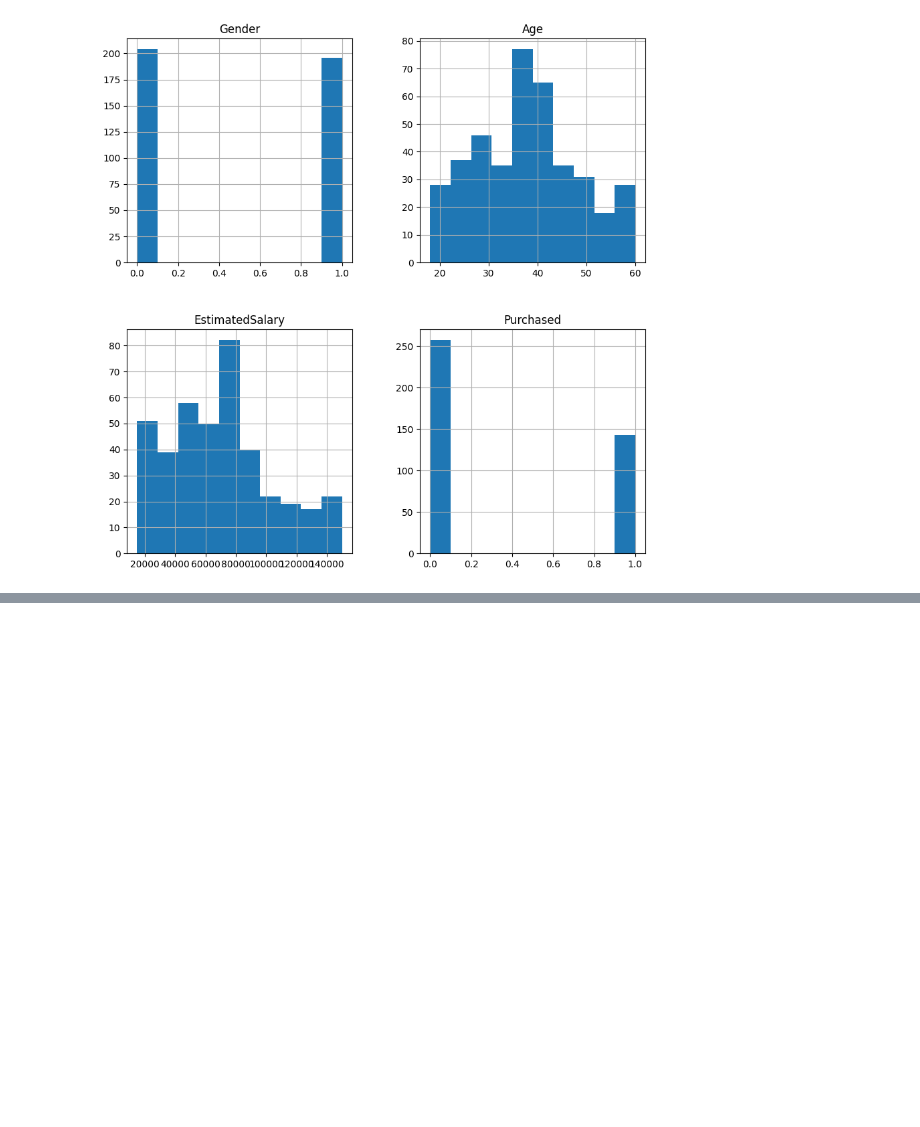
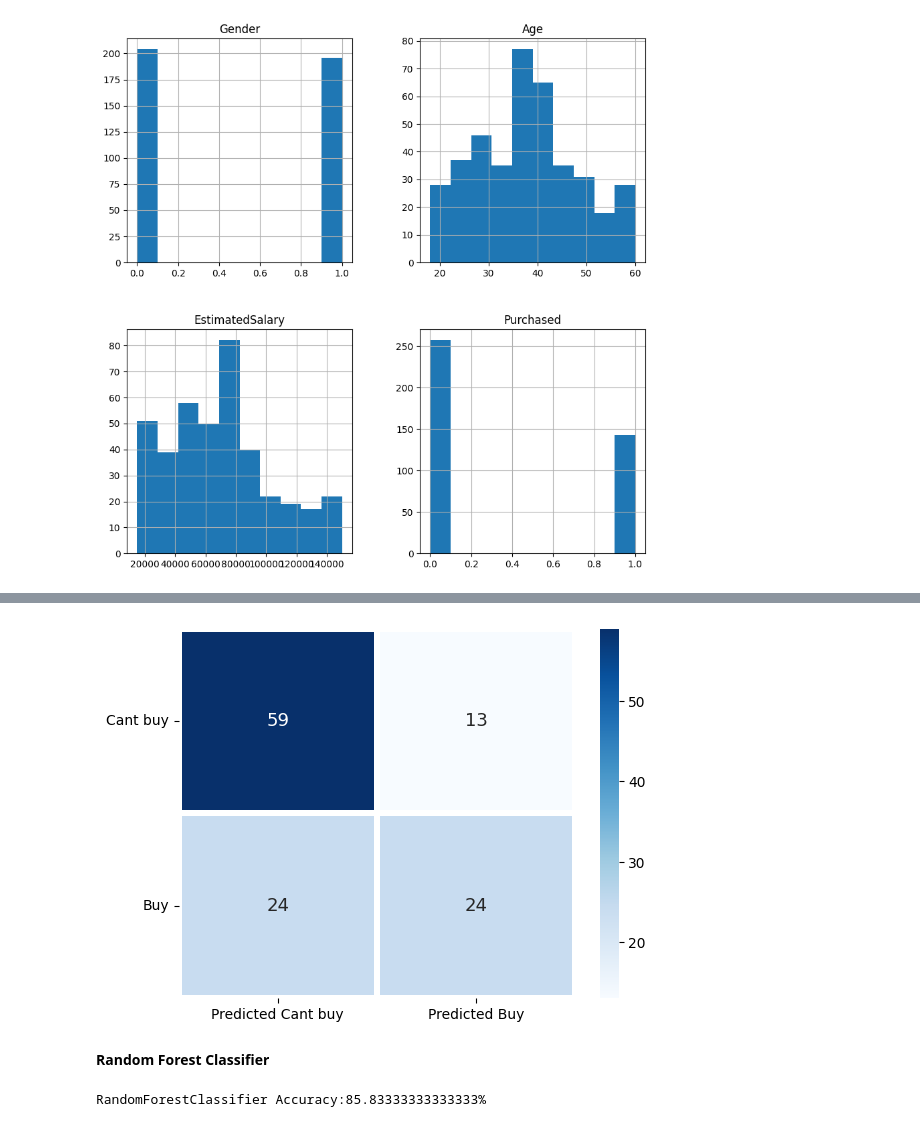
Before and after one commit to lletridung/baitapai, a Jupyter notebook: newtest.ipynb, the cells around one changed output, grey strips where cells are left out. Saved outputs shown, nothing was run; the diff lists cells and outputs as text; code cells hidden in the pictures; blank space fills up the shorter version.

```diff
--- a/newtest.ipynb
+++ b/newtest.ipynb
@@ -118,0 +176,42 @@ array([[<Axes: title={'center': 'Gender'}>,
+# %%
+from sklearn.metrics import confusion_matrix, ConfusionMatrixDisplay, accuracy_score
+cm = confusion_matrix(y_test, y_pred)
+sns.heatmap(cm, cmap = 'Blues', annot = True, fmt = 'd', linewidths = 4,  annot_kws = {'fontsize': 13},
+                yticklabels = ['Cant buy', 'Buy'], xticklabels = ['Predicted Cant buy', 'Predicted Buy'])
+plt.yticks(rotation = 0)
+plt.show()
+# %% [output]
+[figure, added]
+# %% [markdown]
+**Random Forest Classifier**
+# %%
+# Load libraries
+import numpy as np
+from sklearn.ensemble import RandomForestClassifier
+from sklearn import datasets
+
+# Split, Train and Test
+from sklearn.model_selection import train_test_split
+X = dataframe[Features].values
+Y = dataframe[PredictClass].values
+X_train, X_test, y_train, y_test = train_test_split(X, Y, test_size = 0.3, random_state=1)
+
+
+# Create target vector indicating if class 0, otherwise 1
+target = np.where((PredictClass == 0), 0, 1) #Dựa trên biến mục tiêu (lớp được dự đoán) PredictClass, tạo một vectơ mục tiêu chỉ định lớp 0 nếu giá trị là 0, ngược lại là 1.
+# Create random forest classifier object
+randomforest = RandomForestClassifier(random_state=0, n_jobs=-1, class_weight="balanced") #Tạo một phiên bản của lớp RandomForestClassifier.
+                                                                                          #Tham số random_state được đặt là 0 để đảm bảo tính nhất quán của việc tạo các cây ngẫu nhiên,
+                                                                                          #n_jobs=-1 cho phép sử dụng tất cả các CPU có sẵn,
+                                                                                          #và class_weight="balanced" điều chỉnh trọng số lớp để cân bằng các lớp không đồng đều.
+
+# Train model
+model_2= randomforest.fit(X_train, y_train)
+
+# Operation the output of RandomForest:
+y_pred = model_2.predict(X_test)
+# Test for accuracy
+accuracy3 = model_2.score(X_test, y_test)
+print(f"RandomForestClassifier Accuracy:{accuracy3*100}%")
+# %% [output]
+RandomForestClassifier Accuracy:85.83333333333333%
```
Also changed, not shown: parts of 37 cells of this notebook.
